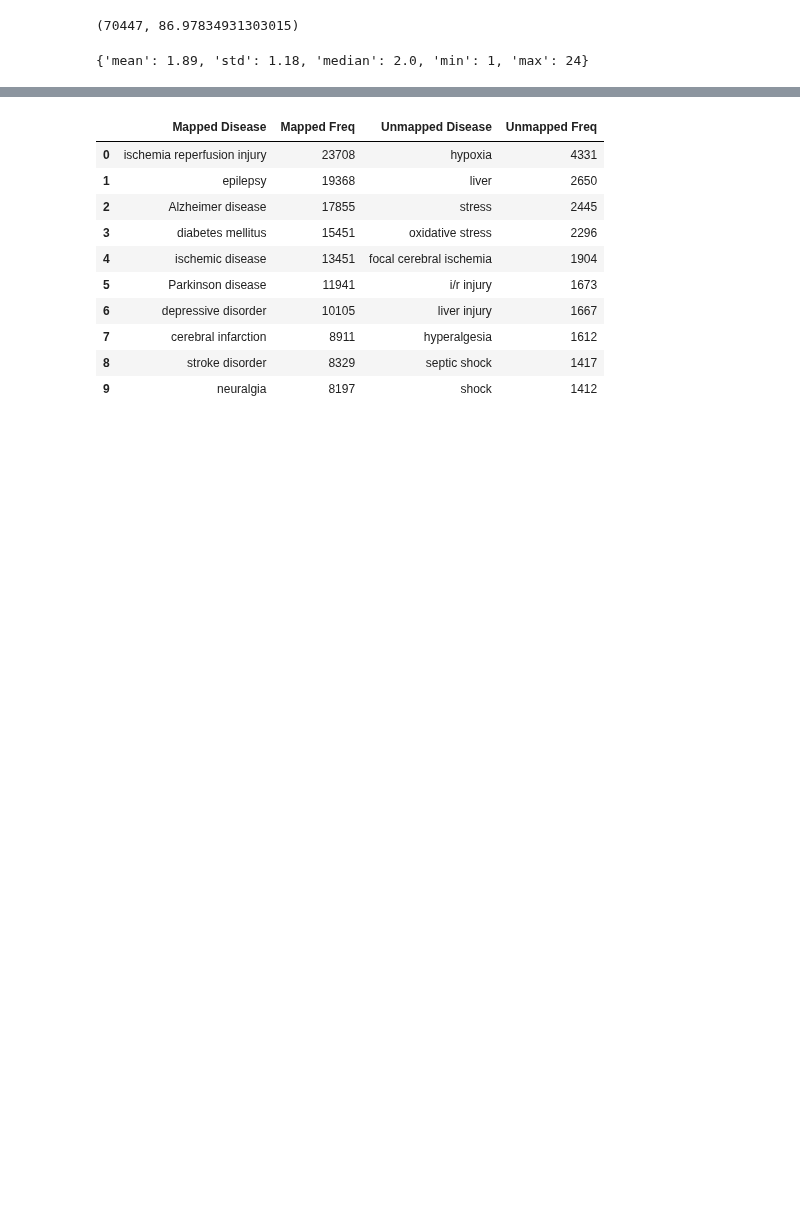
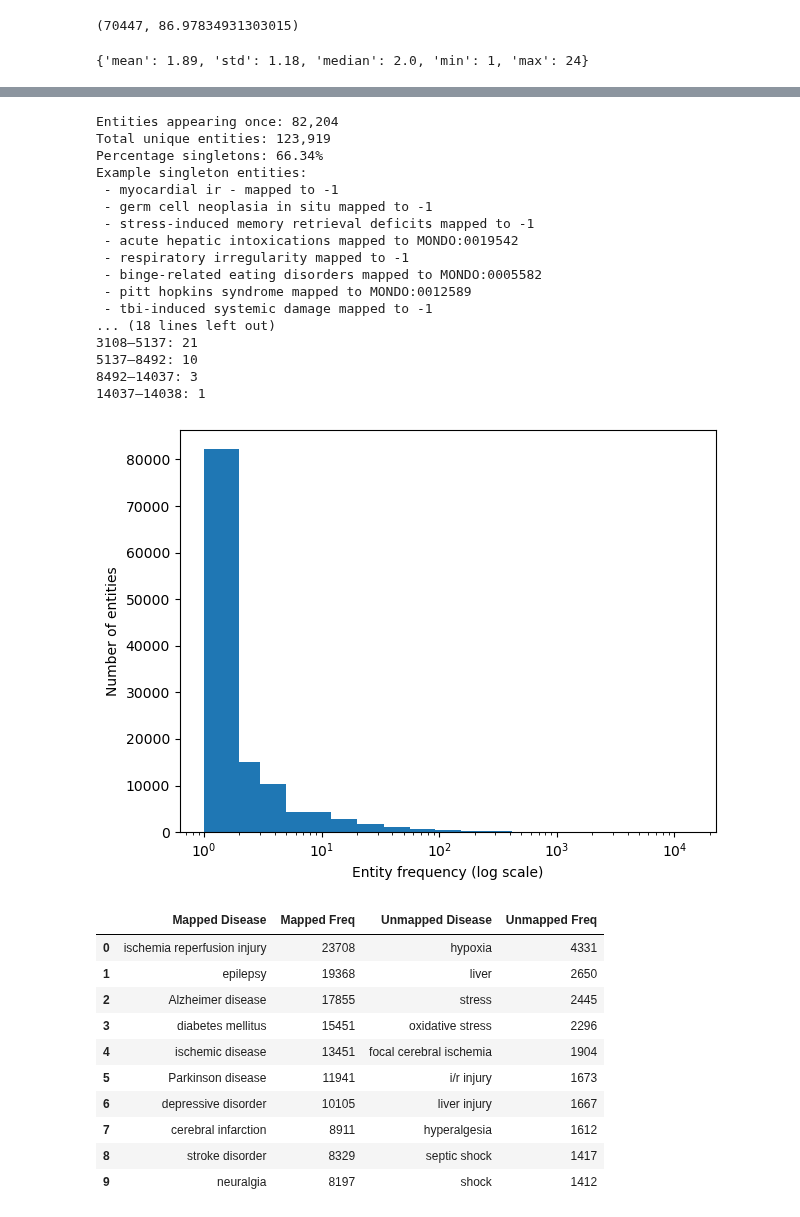
Before and after one commit to Ineichen-Group/Preclinical_DrugDisease_Translation_Pipeline, a Jupyter notebook: 04_normalization/Analyse_Combine_Linked_Entities.ipynb, the cells around one changed output, grey strips where cells are left out. Drawn from its saved outputs; the diff is of its cells as text; code cells hidden in the pictures; blank space fills up the shorter version.

```diff
--- a/04_normalization/Analyse_Combine_Linked_Entities.ipynb
+++ b/04_normalization/Analyse_Combine_Linked_Entities.ipynb
@@ -621,8 +785,8 @@ cols_to_keep = [
     disease_with_parents_entities_col,
     disease_with_parents_entities_ids,
 ]
-
-df_to_analyse = df_dis_pre[cols_to_keep].copy()
+df_to_analyse_disease_preclin = df_dis_pre[cols_to_keep].copy()
+df_to_analyse = df_to_analyse_disease_preclin.copy()
 df_to_analyse.head()
 # %% [output]
 |  | PMID | unique_conditions_linkbert_predic... | disease_mondo_term_norm | disease_mondo_termid | disease_term_mondo_clean | ... |
@@ -666,6 +830,27 @@ disease_report
 # %% [output]
 |  | count unique raw entities | count unique linked entities | count unique linked with parent | Linking success (unique / % mappe... | ... |
 | 0 | 123919 | 80349 | 79918 | 51357 (4.93%)/123919 (73.93%) | ... |
+# %%
+raw_frequencies_stats(disease_details)
+# %% [output]
+Entities appearing once: 82,204
+Total unique entities: 123,919
+Percentage singletons: 66.34%
+Example singleton entities:
+ - myocardial ir - mapped to -1
+ - germ cell neoplasia in situ mapped to -1
+ - stress-induced memory retrieval deficits mapped to -1
+ - acute hepatic intoxications mapped to MONDO:0019542
+ - respiratory irregularity mapped to -1
+ - binge-related eating disorders mapped to MONDO:0005582
+ - pitt hopkins syndrome mapped to MONDO:0012589
+ - tbi-induced systemic damage mapped to -1
+... (18 lines left out)
+3108–5137: 21
+5137–8492: 10
+8492–14037: 3
+14037–14038: 1
+[figure, added]
 # %%
 disease_df, mapped_top10, unmapped_top10, side_by_side = top_mapped_unmapped_side_by_side(
     disease_details["unique_norm_to_id"],
```
Also changed, not shown: parts of 21 cells of this notebook.
